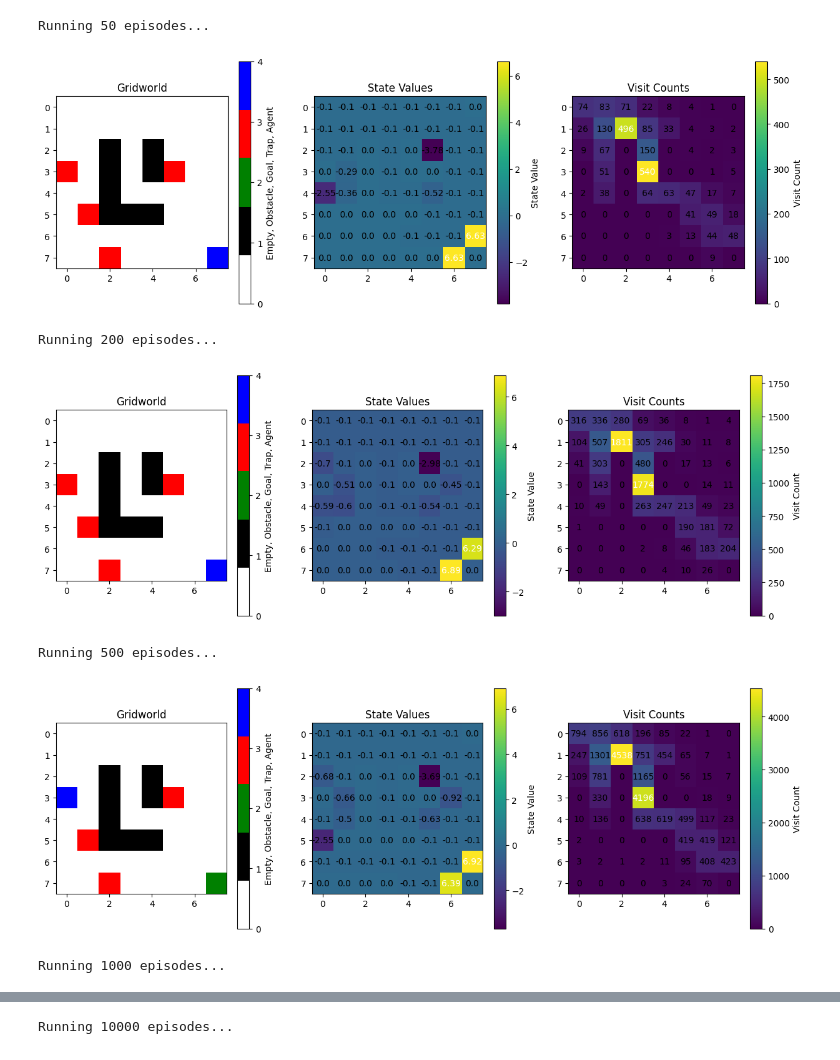
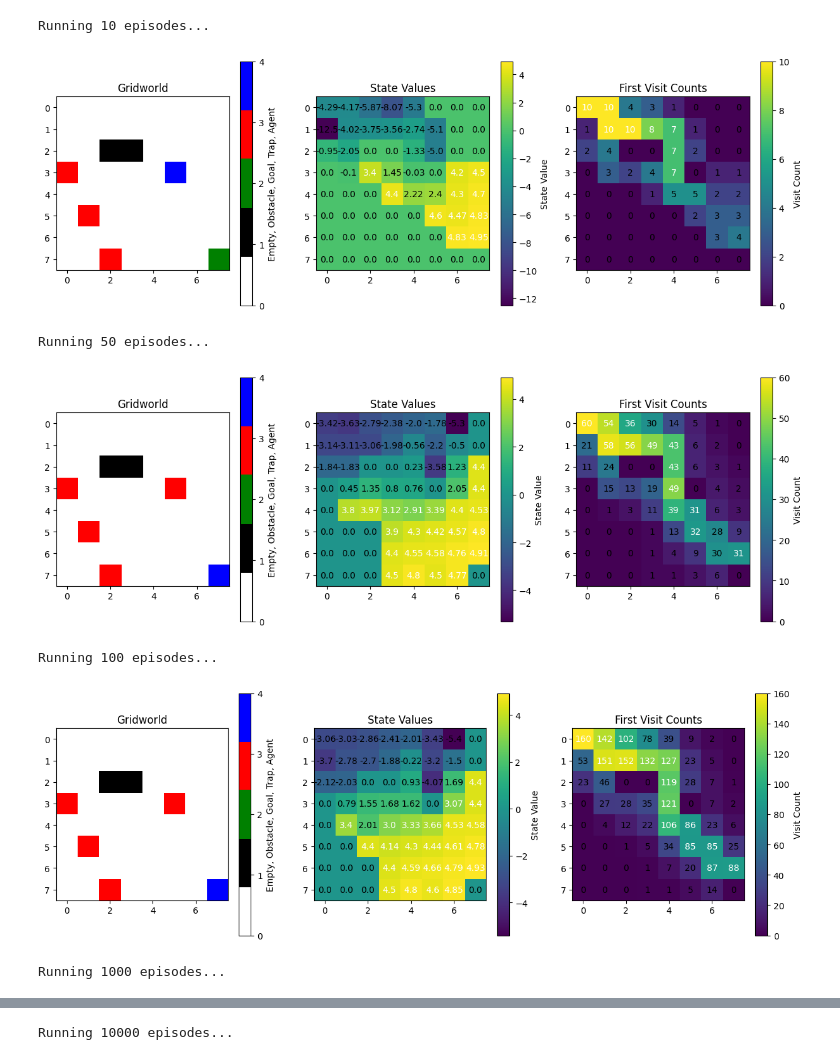
Before and after one commit to piggythefish/deep_reinforcement_learning, a Jupyter notebook: Week1/solution_benny/gridworld.ipynb, the cells around one changed output, grey strips where cells are left out. Drawn from its saved outputs; the diff is of its cells as text; code cells hidden in the pictures.

```diff
--- a/Week1/solution_benny/gridworld.ipynb
+++ b/Week1/solution_benny/gridworld.ipynb
@@ -165,19 +172,19 @@ class Agent:
 # %%
 env = GridWorld(grid_size=8,
                 start_state=(0,0),
                 goal_states=[(7,7)],
-                obstacles=[(2,2),(2,4),(3,2),(3,4),(4,2),(5,2),(5,3),(5,4)],
+                obstacles=[(2,2),(2,3)],
                 traps=[(3,0),(3,5),(5,1),(7,2)])
 agent = Agent(env)
 
-for episodes in [50, 200, 500, 1000, 10000]:
+for episodes in [10, 100, 1000, 10000]:
     print(f'Running {episodes} episodes...')
-    values, counts = agent.evaluate_policy(episodes)
+    values, counts = agent.mc_policy_evaluation(episodes)
 # %% [output]
-Running 50 episodes...
+Running 10 episodes...
-[figure, old version]
+[figure, new version]
-Running 200 episodes...
+Running 50 episodes...
-[figure, old version]
+[figure, new version]
-Running 500 episodes...
+Running 100 episodes...
-[figure, old version]
+[figure, new version]
 Running 1000 episodes...
```
Also changed, not shown: parts of 2 cells of this notebook, 3 other files.
